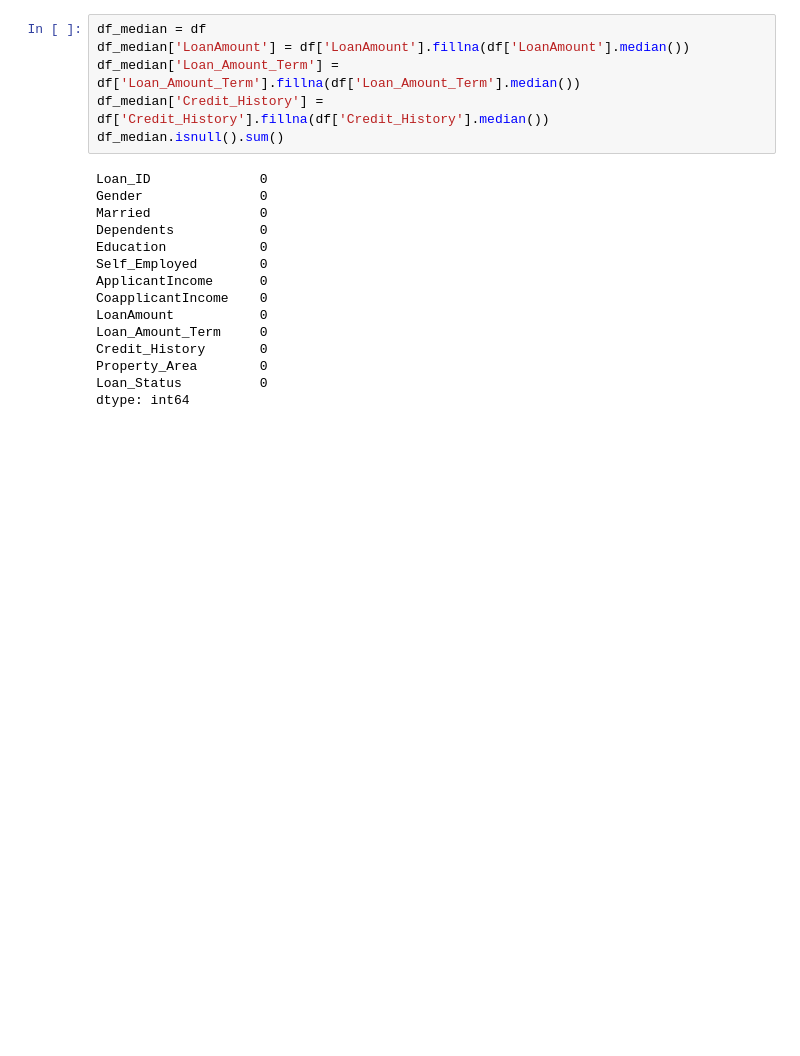
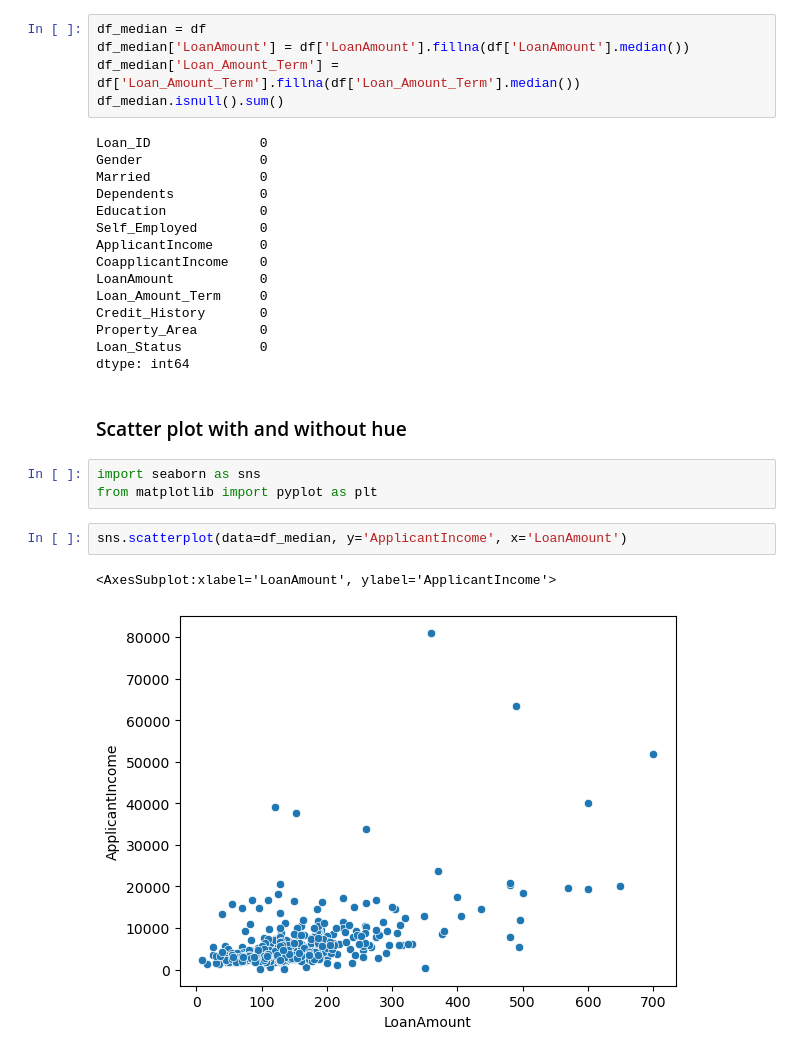
Before and after one commit to masrufjaman/Loan-Eligibility-Prediction, a Jupyter notebook: loan-eligibility-prediction.ipynb, the cells around one changed output. Saved outputs shown, nothing was run; the diff lists cells and outputs as text; blank space fills up the shorter version.

Commit message:
dataset plotting

```diff
--- a/loan-eligibility-prediction.ipynb
+++ b/loan-eligibility-prediction.ipynb
@@ -75,7 +76,6 @@ dtype: int64
 df_median = df
 df_median['LoanAmount'] = df['LoanAmount'].fillna(df['LoanAmount'].median())
 df_median['Loan_Amount_Term'] = df['Loan_Amount_Term'].fillna(df['Loan_Amount_Term'].median())
-df_median['Credit_History'] = df['Credit_History'].fillna(df['Credit_History'].median())
 df_median.isnull().sum()
 # %% [output]
 Loan_ID              0
@@ -92,3 +92,13 @@ Credit_History       0
 Property_Area        0
 Loan_Status          0
 dtype: int64
+# %% [markdown]
+### Scatter plot with and without hue
+# %%
+import seaborn as sns
+from matplotlib import pyplot as plt
+# %%
+sns.scatterplot(data=df_median, y='ApplicantIncome', x='LoanAmount')
+# %% [output]
+<AxesSubplot:xlabel='LoanAmount', ylabel='ApplicantIncome'>
+[figure, added]
```
Also changed, not shown: parts of 22 cells of this notebook, 1 other file.
